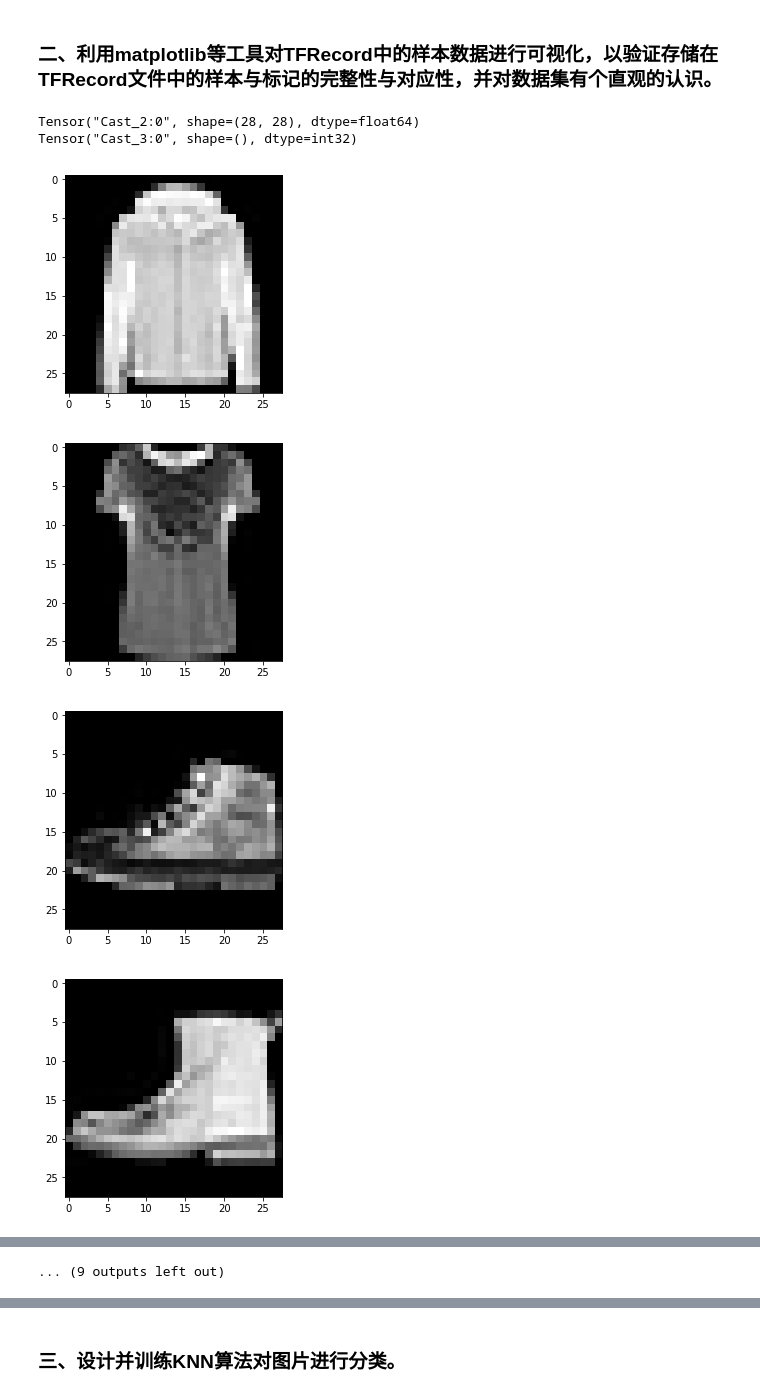
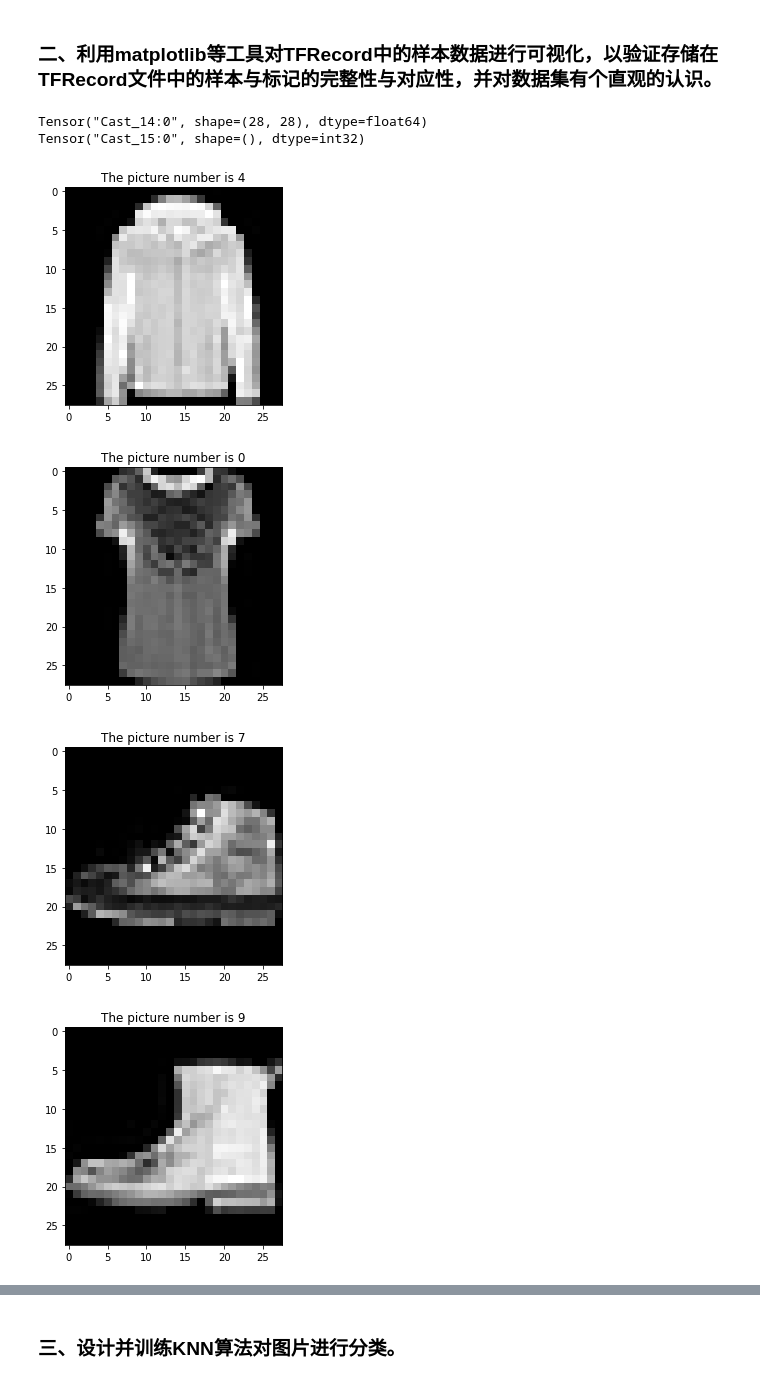
Before and after one commit to m-L-0/17b-Caoguohong-2015, a Jupyter notebook: FashionMNIST_Challenge/main.ipynb, the cells around one changed output, grey strips where cells are left out. Saved outputs shown, nothing was run; the diff lists cells and outputs as text; code cells hidden in the pictures.

```diff
--- a/FashionMNIST_Challenge/main.ipynb
+++ b/FashionMNIST_Challenge/main.ipynb
@@ -98,50 +104,50 @@ test數據集處理完成
 # %%
 # 將製作好的 tfrecord 數據集文件讀取出來,並轉換成圖片,以驗證數據是否準確無誤
 from PIL import Image
-filename_queue = tf.train.string_input_producer(["train.tfrecords"]) #读入流中
+
+filename_queue = tf.train.string_input_producer(["train.tfrecords"])  # 讀入數據流
 reader = tf.TFRecordReader()
-_, serialized_example = reader.read(filename_queue)   #返回文件名和文件
+_, serialized_example = reader.read(filename_queue)  # 返回文件名和文件
 features = tf.parse_single_example(serialized_example,
                                    features={
                                        'label': tf.FixedLenFeature([], tf.int64),
-                                       'img_val' : tf.FixedLenFeature([28,28], tf.float32),
-                                   })  #取出包含image和label的feature对象
+                                       'img_val': tf.FixedLenFeature([28, 28], tf.float32),
+                                   })  # 取出包含image和label的feature对象
 image = tf.cast(features['img_val'], tf.float64)
-# image = tf.reshape(image, [28, 28])
 label = tf.cast(features['label'], tf.int32)
 
-print(image)
-print(label)
-
+# print(image)
+# print(label)
 
 import matplotlib.pyplot as plt
 % matplotlib inline
 
 
-with tf.Session() as sess: # 開始一個對話
+with tf.Session() as sess:  # 開始一個對話
     init_op = tf.global_variables_initializer()
     sess.run(init_op)
-    coord=tf.train.Coordinator()
-    threads= tf.train.start_queue_runners(coord=coord)
-    for i in range(20):
-        example, l = sess.run([image,label]) # 在會話中取出image和label數據
-        example*=255
+    coord = tf.train.Coordinator()
+    threads = tf.train.start_queue_runners(coord=coord)
+    for i in range(5):
+        example, l = sess.run([image, label]  # 在會話中取出image和label數據
+        example *= 255
         # print(example)
         # example=tf.reshape(example,[28,28])
         # example=example.reshape(28,28)
-        img=Image.fromarray(example)
+        img = Image.fromarray(example)
+        plt.title("The picture number is " + str(l))
         plt.imshow(img)
         plt.show(img)
-        example = np.array(example, dtype='uint8')
-        img=Image.fromarray(example)
-        img.save(str(i)+'_''Label_'+str(l)+'.bmp','bmp')# 保存圖
-        # print(example, l)
+    #         example = np.array(example, dtype='uint8')
+    #         img=Image.fromarray(example)
+    #         img.save(str(i)+'_''Label_'+str(l)+'.bmp','bmp')# 保存圖
+    # print(example, l)
     coord.request_stop()
     coord.join(threads)
 # %% [output]
-Tensor("Cast_2:0", shape=(28, 28), dtype=float64)
-Tensor("Cast_3:0", shape=(), dtype=int32)
+Tensor("Cast_14:0", shape=(28, 28), dtype=float64)
+Tensor("Cast_15:0", shape=(), dtype=int32)
-[figure, old version]
+[figure, new version]
-[figure, old version]
+[figure, new version]
-[figure, old version]
+[figure, new version]
-[figure, old version]
+[figure, new version]
@@ -155,2 +155 @@ Tensor("Cast_3:0", shape=(), dtype=int32)
-... (9 outputs left out)
 # %% [markdown]
```
Also changed, not shown: parts of 8 cells of this notebook.
